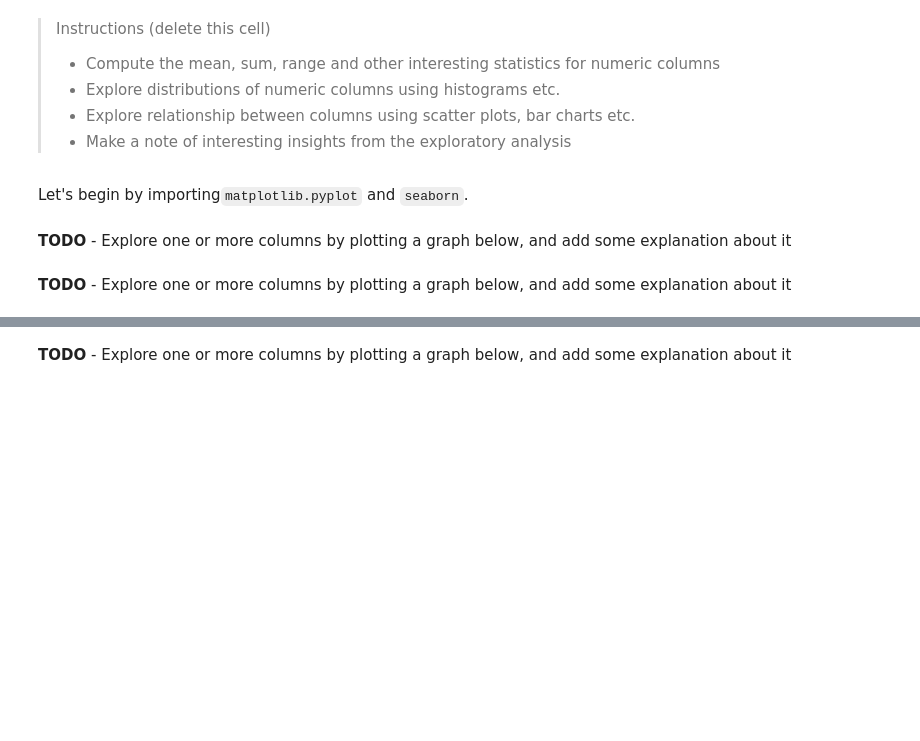
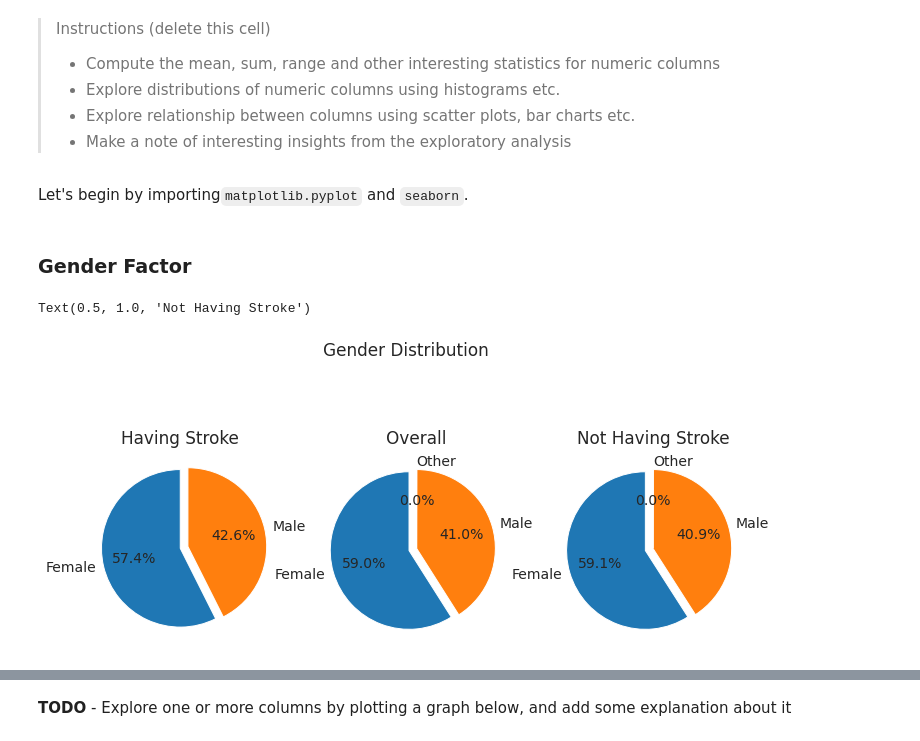
Before and after one commit to aamleen/Stroke-Analysis-and-Prediction, a Jupyter notebook: stroke_analysis_and_prediction.ipynb, the cells around one changed output, grey strips where cells are left out. Cells and saved outputs as stored; diff of their text form; code cells hidden in the pictures; blank space fills up the shorter version.

Commit message:
Started with Data Analysis & Visualization for age & gender

```diff
--- a/stroke_analysis_and_prediction.ipynb
+++ b/stroke_analysis_and_prediction.ipynb
@@ -377,0 +382,6 @@ display(stroke_df)
+# %%
+having_stroke_df=stroke_df[stroke_df['stroke']==1]
+display(having_stroke_df)
+
+not_having_stroke_df=stroke_df[stroke_df['stroke']==0]
+display(not_having_stroke_df)
@@ -398,7 +436,23 @@ sns.set_style('darkgrid')
 matplotlib.rcParams['font.size'] = 14
 matplotlib.rcParams['figure.figsize'] = (9, 5)
 matplotlib.rcParams['figure.facecolor'] = '#00000000'
-# %% [markdown]
-**TODO** - Explore one or more columns by plotting a graph below, and add some explanation about it
-# %% [markdown]
-**TODO** - Explore one or more columns by plotting a graph below, and add some explanation about it
+# %% [markdown]
+### Gender Factor
+# %%
+gender_stroke=having_stroke_df.gender.value_counts()
+figure, axis=plt.subplots(1,3,figsize=(12,6))
+figure.suptitle("Gender Distribution")
+axis[0].pie(gender_stroke,labels=gender_stroke.index,autopct ='%.1f%%',startangle=90,explode=[0,0.1])
+axis[0].set_title("Having Stroke")
+
+gender_stroke=stroke_df.gender.value_counts()
+axis[1].pie(gender_stroke,labels=gender_stroke.index,autopct ='%.1f%%',startangle=90,explode=[0.1,0,0])
+axis[1].set_title("Overall")
+
+gender_stroke=stroke_df[stroke_df['stroke']!=1]
+gender_stroke=gender_stroke.gender.value_counts()
+axis[2].pie(gender_stroke,labels=gender_stroke.index,autopct ='%.1f%%',startangle=90,explode=[0.1,0,0])
+axis[2].set_title("Not Having Stroke")
+# %% [output]
+Text(0.5, 1.0, 'Not Having Stroke')
+[figure, added]
```
Also changed, not shown: parts of 7 cells of this notebook.
